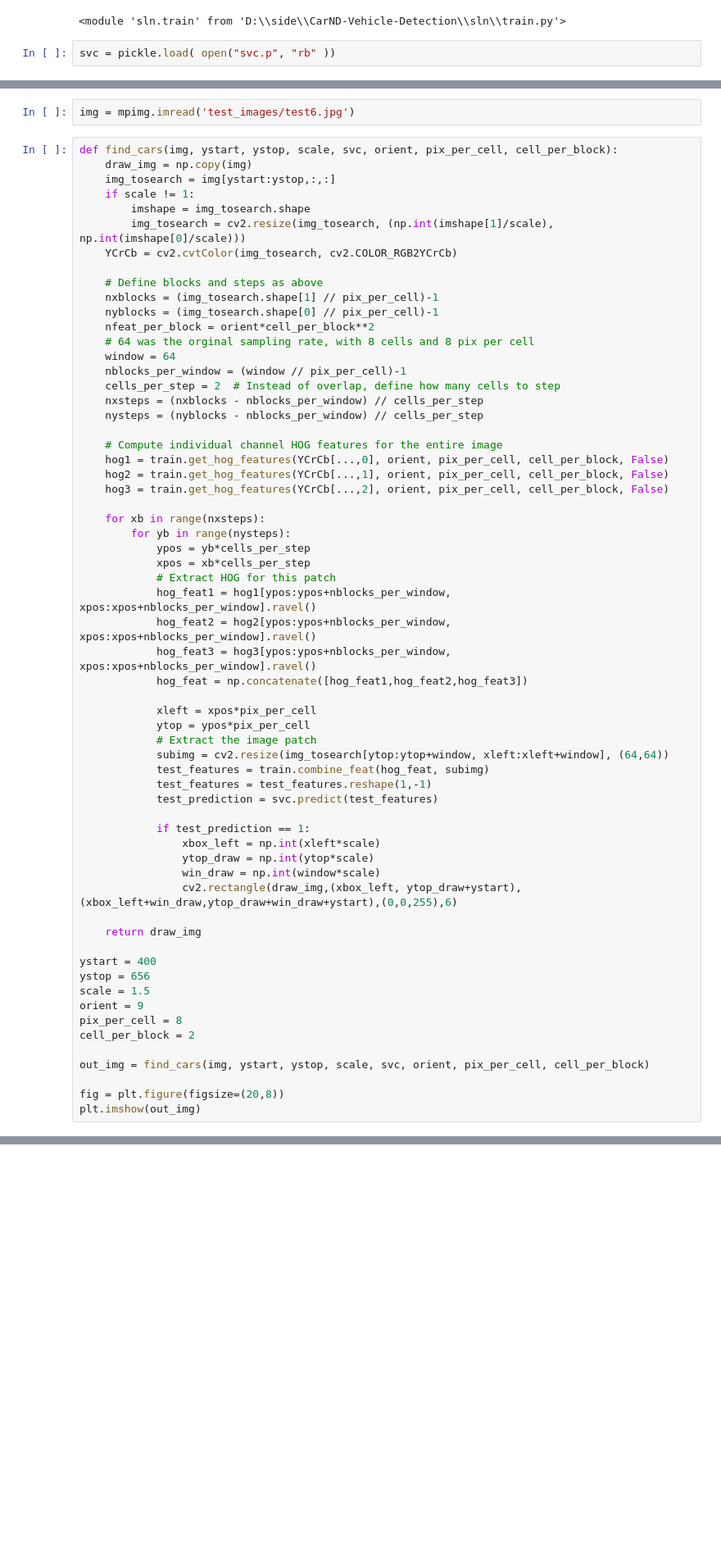
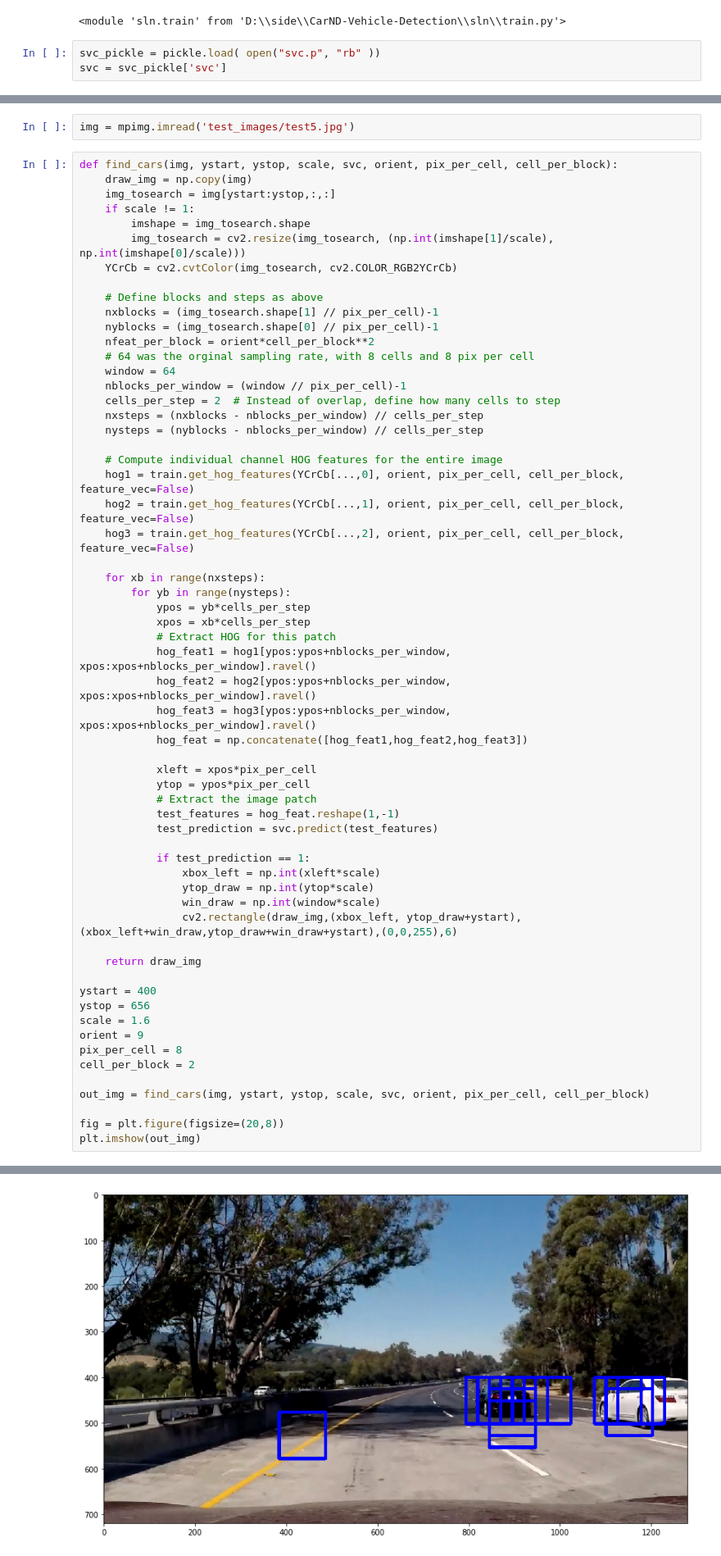
Before and after one commit to ab1153/CarND-Vehicle-Detection, a Jupyter notebook: test.ipynb, the cells around one changed output, grey strips where cells are left out. Shown at 82% size. Drawn from its saved outputs; the diff is of its cells as text; blank space fills up the shorter version.

```diff
--- a/test.ipynb
+++ b/test.ipynb
@@ -12,4 +13,5 @@ from sln import train; reload(train)
 # %% [output]
 <module 'sln.train' from 'D:\\side\\CarND-Vehicle-Detection\\sln\\train.py'>
 # %%
-svc = pickle.load( open("svc.p", "rb" ))
+svc_pickle = pickle.load( open("svc.p", "rb" ))
+svc = svc_pickle['svc']
@@ -24,5 +18,5 @@ non_vehicles_feats = np.array(non_vehicles_feats)
 # %%
-img = mpimg.imread('test_images/test6.jpg')
+img = mpimg.imread('test_images/test5.jpg')
 # %%
 def find_cars(img, ystart, ystop, scale, svc, orient, pix_per_cell, cell_per_block):
     draw_img = np.copy(img)
@@ -44,9 +38,9 @@ def find_cars(img, ystart, ystop, scale, svc, orient, pix_per_cell, cell_per_blo
     nysteps = (nyblocks - nblocks_per_window) // cells_per_step
 
     # Compute individual channel HOG features for the entire image
-    hog1 = train.get_hog_features(YCrCb[...,0], orient, pix_per_cell, cell_per_block, False)
-    hog2 = train.get_hog_features(YCrCb[...,1], orient, pix_per_cell, cell_per_block, False)
-    hog3 = train.get_hog_features(YCrCb[...,2], orient, pix_per_cell, cell_per_block, False)
+    hog1 = train.get_hog_features(YCrCb[...,0], orient, pix_per_cell, cell_per_block, feature_vec=False)
+    hog2 = train.get_hog_features(YCrCb[...,1], orient, pix_per_cell, cell_per_block, feature_vec=False)
+    hog3 = train.get_hog_features(YCrCb[...,2], orient, pix_per_cell, cell_per_block, feature_vec=False)
 
     for xb in range(nxsteps):
         for yb in range(nysteps):
@@ -61,9 +55,7 @@ def find_cars(img, ystart, ystop, scale, svc, orient, pix_per_cell, cell_per_blo
             xleft = xpos*pix_per_cell
             ytop = ypos*pix_per_cell
             # Extract the image patch
-            subimg = cv2.resize(img_tosearch[ytop:ytop+window, xleft:xleft+window], (64,64))
-            test_features = train.combine_feat(hog_feat, subimg)
-            test_features = test_features.reshape(1,-1)
+            test_features = hog_feat.reshape(1,-1)
             test_prediction = svc.predict(test_features)
 
             if test_prediction == 1:
@@ -76,7 +68,7 @@ def find_cars(img, ystart, ystop, scale, svc, orient, pix_per_cell, cell_per_blo
 
 ystart = 400
 ystop = 656
-scale = 1.5
+scale = 1.6
 orient = 9
 pix_per_cell = 8
 cell_per_block = 2
@@ -89,0 +82 @@ IndexError: too many indices for array
+[figure, added]
```
Also changed, not shown: parts of 4 cells of this notebook, 3 other files.
